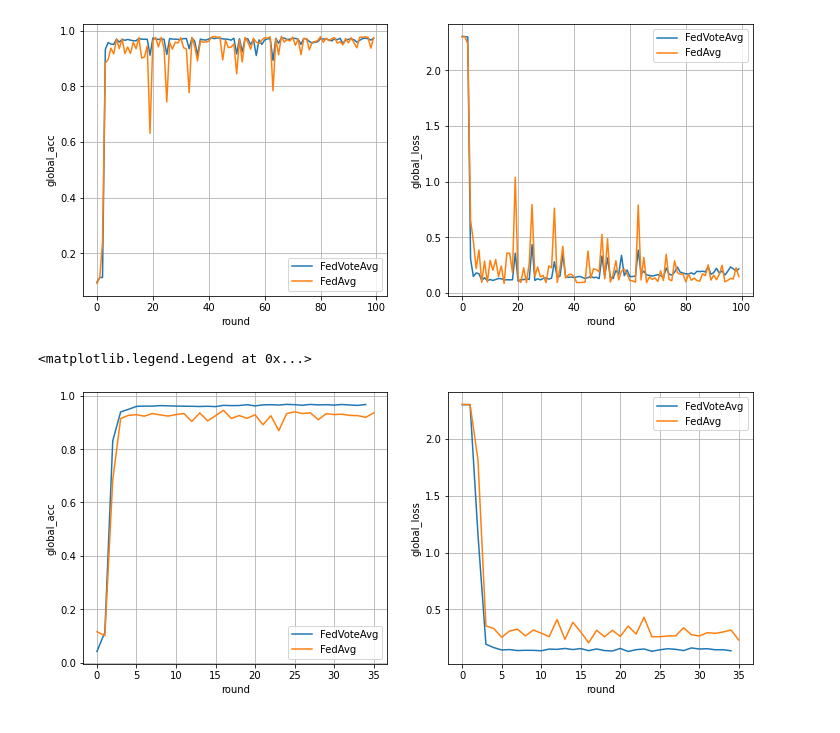
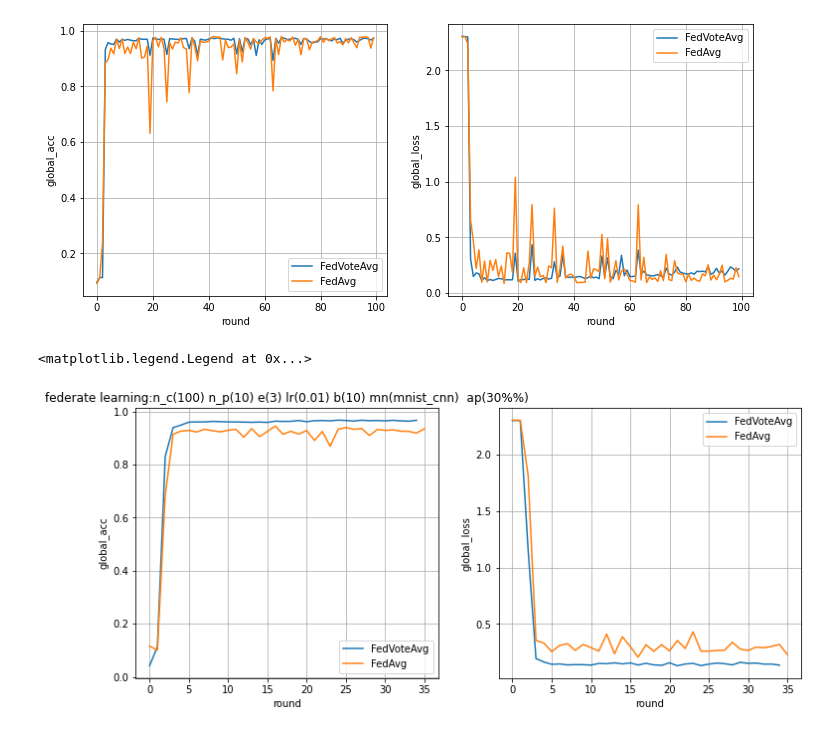
Before and after one commit to kang-ning-code/federate-learning-computing-market, a Jupyter notebook: federate_learning_with_blockchain/client_module/visual.ipynb, the cells around one changed output. Drawn from its saved outputs; the diff is of its cells as text; code cells hidden in the pictures.

```diff
--- a/federate_learning_with_blockchain/client_module/visual.ipynb
+++ b/federate_learning_with_blockchain/client_module/visual.ipynb
@@ -109,37 +109,41 @@ ax2.legend()
 [figure]
 # %%
 # fixed_attacker = -1 n_participaotr = 5 n_client = 10
+import pandas as pd
+import numpy as np
+import matplotlib.pyplot as plt
 path_fed_vote_avg = r'.\reports\results\2022-03-16_12-45-10@npart10_lr0.01_bs10_ep3_mnist_cnn_fed_vote_avg.csv'
 path_fed_avg = r'.\reports\results\2022-03-15_23-25-12@npart10_lr0.01_bs10_ep3_mnist_cnn_fed_avg.csv'
 df_good = pd.read_csv(path_fed_vote_avg)
 df_bad = pd.read_csv(path_fed_avg)
 
 fig,(ax1,ax2) = plt.subplots(1,2,figsize=(12,5))
 title = 'federate learning:n_c({n_client}) n_p({n_participator}) e({epochs}) lr({learning_rate}) b({batch_size}) mn({model_name})  ap({attacker_prop}%)'.format(
-    n_client=10,
-    n_participator=5,
-    epochs=2,
+    n_client=100,
+    n_participator=10,
+    epochs=3,
     learning_rate=0.01,
     batch_size=10,
     model_name="mnist_cnn",
-    attacker_prop="20%"
+    attacker_prop="30%"
 )
+ax1.set_title(title)
 ax1.set_xlabel('round')
 ax1.set_ylabel('global_acc')
 ax1.grid(True)
 y_ticks = ['0','0.1','0.6','0.7','0.8','0.9','1.0']
 ticks = [0,0.2,0.4,0.6,0.8,0.9,1.0]
 # ax1.set_yticks(ticks,labels=y_ticks)
 ax1.plot(df_good['round'][:35],df_good['global_acc'][:35],label='FedVoteAvg')
 ax1.plot(df_bad['round'],df_bad['global_acc'],label='FedAvg')
 ax1.legend()
 
 ax2.set_xlabel('round')
 ax2.set_ylabel('global_loss')
 ax2.grid(True)
 ax2.plot(df_good['round'][:35],df_good['global_loss'][:35],label='FedVoteAvg')
 ax2.plot(df_bad['round'],df_bad['global_loss'],label='FedAvg')
 ax2.legend()
 # %% [output]
 <matplotlib.legend.Legend at 0x...>
-[figure, old version]
+[figure, new version]
```
Also changed, not shown: parts of 3 cells of this notebook, 13 other files.
